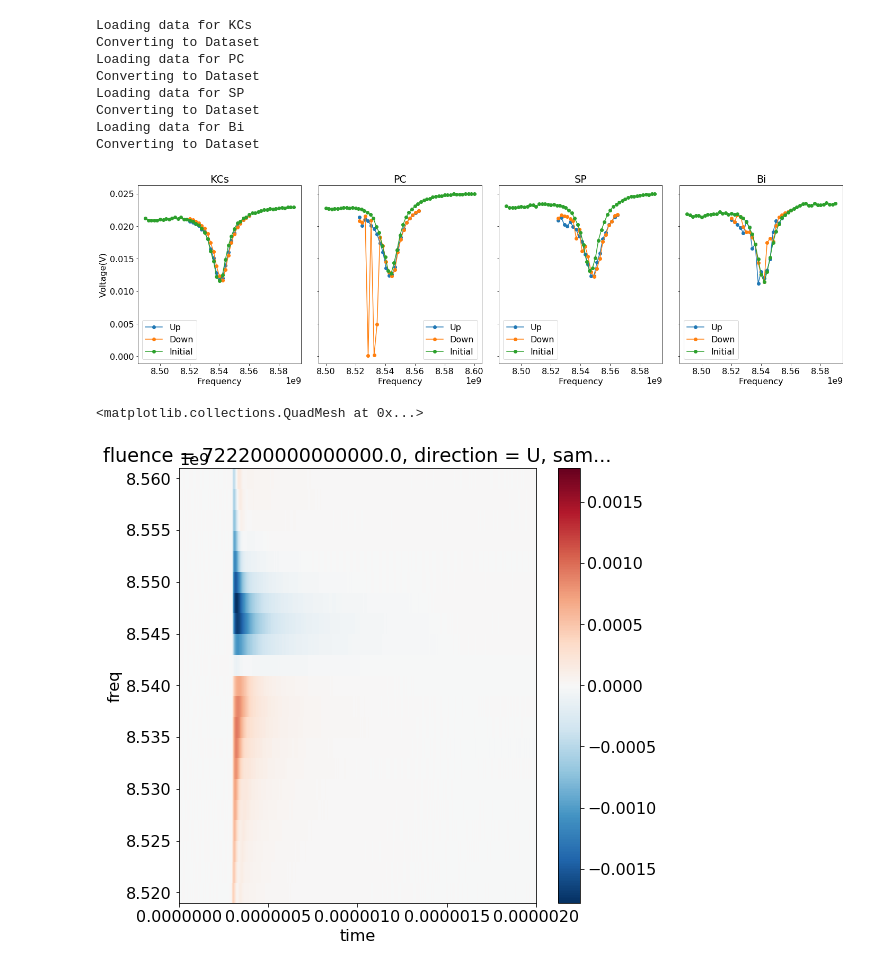
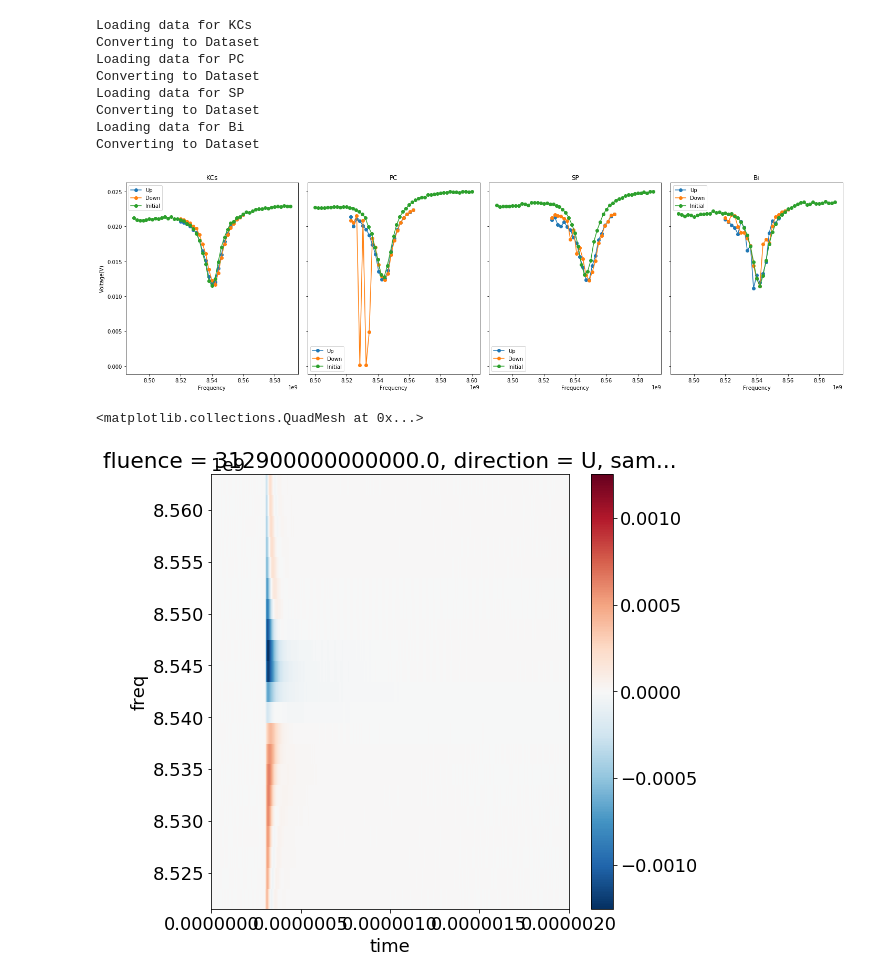
Before and after one commit to aspitarl/TRMC, a Jupyter notebook: FreqFluence.ipynb, the cells around one changed output. Cells and saved outputs as stored; diff of their text form; code cells hidden in the pictures.

Commit message:
finish conversion to xarray. still selecting sample

```diff
--- a/FreqFluence.ipynb
+++ b/FreqFluence.ipynb
@@ -15,7 +15,7 @@ import matplotlib as mpl
 from matplotlib.ticker import ScalarFormatter, FormatStrFormatter, FuncFormatter
 from matplotlib import animation, rc
 from IPython.display import HTML
-mpl.rc('font',**{'size' : 16})
+
 
 import trmc.kin as kin
 import trmc.load as load
@@ -26,6 +26,9 @@ from trmc.plot import exp_formatter
 import xarray as xr
 
 mpl.rcParams['figure.figsize'] = [8, 8]
+mpl.rc('font',**{'size' : 18})
+
+from IPython.display import clear_output
 # %%
 def loadsweep(fp):
     df = pd.read_csv(fp,index_col=False)
@@ -214,13 +260,13 @@ for i, samp in enumerate(fps):
     if i == 0: axes[i].set_ylabel('Voltage(V)')
 fig.tight_layout()
 # %% [output]
-[figure, old version]
+[figure, new version]
 # %%
-data = da_dv.sel(sample = 'KCs', direction = 'U').dropna(dim = 'fluence', how = 'all').isel(fluence = -1).dropna(dim = 'freq', how = 'all')
+data = da_dv.sel(sample = 'PC', direction = 'U').dropna(dim = 'fluence', how = 'all').isel(fluence = -1).dropna(dim = 'freq', how = 'all')
 data.plot()
 # %% [output]
 <matplotlib.collections.QuadMesh at 0x...>
-[figure, old version]
+[figure, new version]
 # %%
 fig, ax = plt.subplots()
 
```
Also changed, not shown: parts of 22 cells of this notebook.
